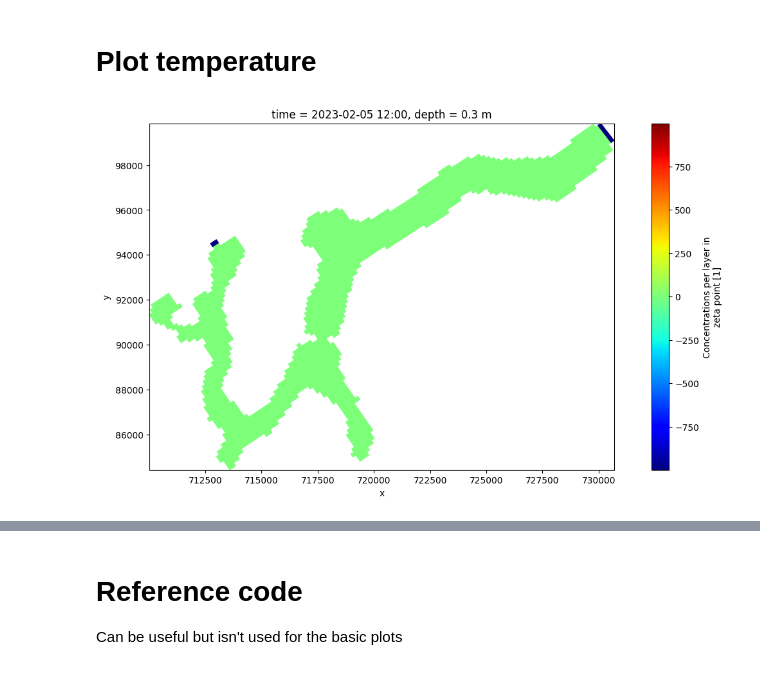
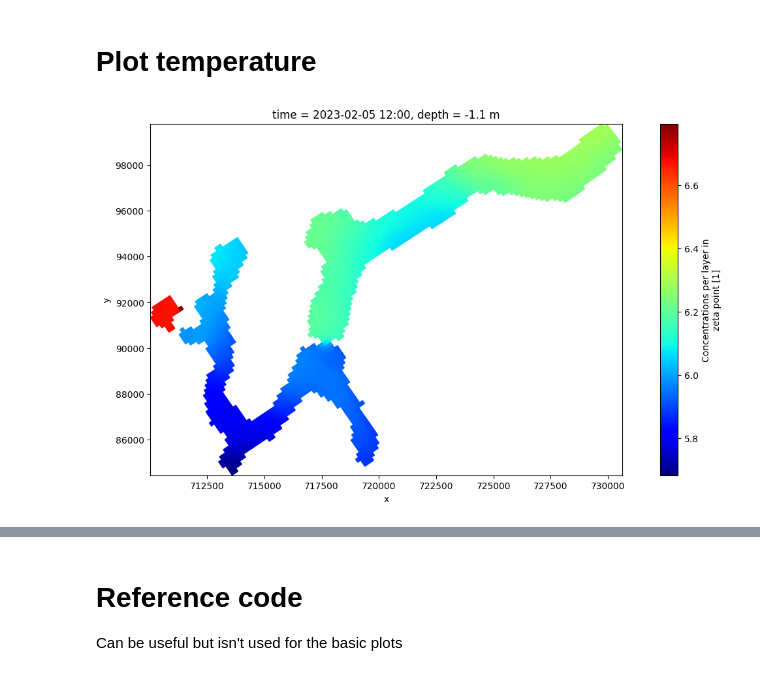
Before and after one commit to leroquan/plot_results, a Jupyter notebook: delft3d_flow/plot_map_results.ipynb, the cells around one changed output, grey strips where cells are left out. Cells and saved outputs as stored; diff of their text form; code cells hidden in the pictures.

```diff
--- a/Delft3D_Flow/plot_map_results.ipynb
+++ b/delft3d_flow/plot_map_results.ipynb
@@ -188,19 +189,20 @@ else:
 # Plot temperature
 # %%
 #plot temperature on map, on depth from waterlevel/z0/bedlevel
-depth_plot = -0
+depth_plot = -0.5
 i_depth_plot = (np.abs(uds_map['mesh2d_layer_z'].values - depth_plot)).argmin()
 str_exact_depth_plot = str(round(uds_map["mesh2d_layer_z"].values[i_depth_plot],1))
+temperature_nan_mask = uds_map['mesh2d_tem1'].isel(time=time_plot,mesh2d_nLayers=i_depth_plot).values > -900
 
 fig, ax = plt.subplots(figsize=(15,7))
-pc = uds_map['mesh2d_tem1'].isel(time=time_plot,mesh2d_nLayers=i_depth_plot).ugrid.plot(cmap='jet')
+pc = uds_map['mesh2d_tem1'].isel(time=time_plot,mesh2d_nLayers=i_depth_plot)[temperature_nan_mask].ugrid.plot(cmap='jet')
 ax.set_title(rf'time = {time_plot_str}, depth = {str_exact_depth_plot} m')
 if crs is None:
     ax.set_aspect('equal')
 else:
     ctx.add_basemap(ax=ax, source=ctx.providers.Esri.WorldImagery, crs=crs, attribution=False)
 # %% [output]
-[figure, old version]
+[figure, new version]
 # %%
 if line_array is not None:
     uds_crs = dfmt.polyline_mapslice(uds_map.isel(time=time_plot), line_array)
```
Also changed, not shown: parts of 7 cells of this notebook, 18 other files.
